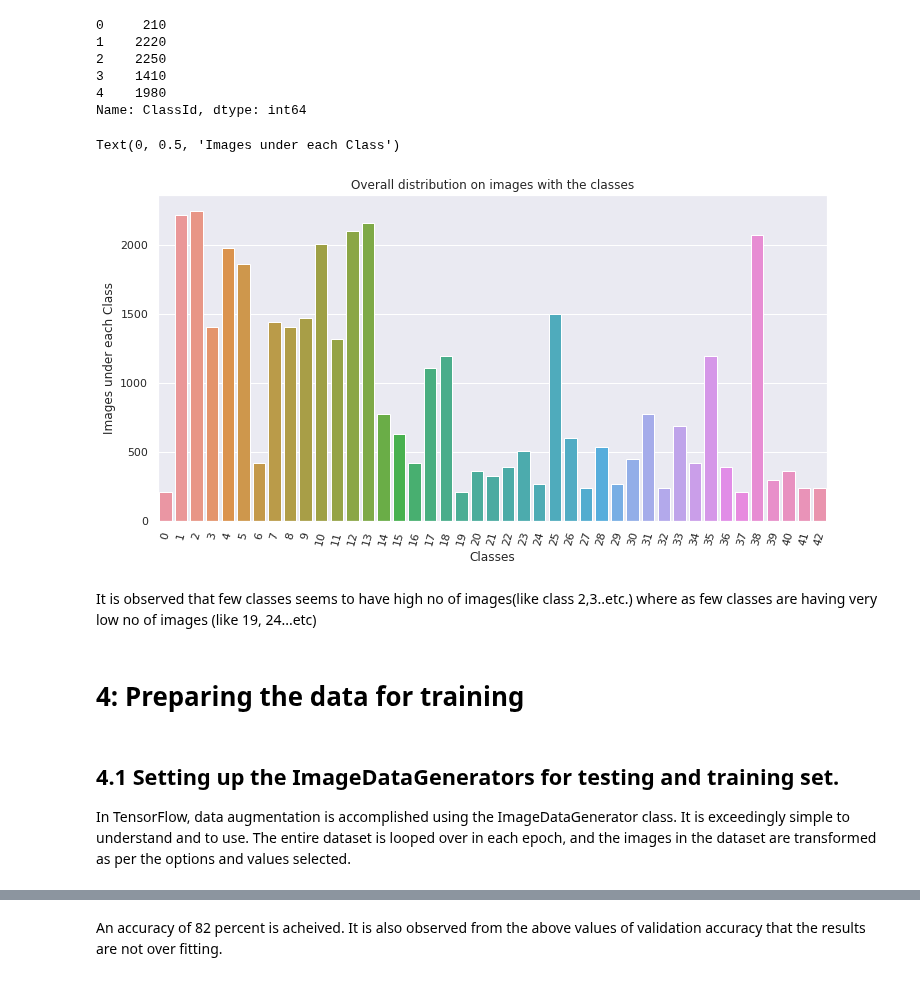
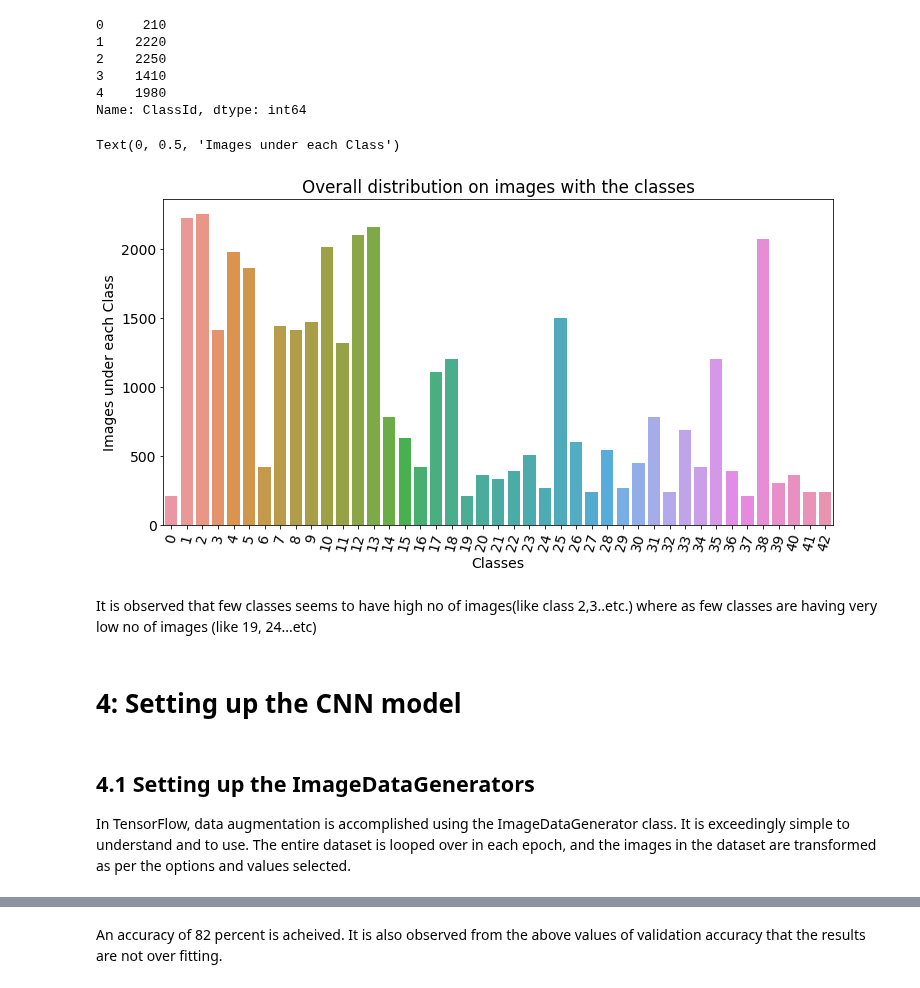
Before and after one commit to IanEspinoso/mock_mr_ganger, a Jupyter notebook: GTRSB - CNN (TensorFlow).ipynb, the cells around one changed output, grey strips where cells are left out. Saved outputs shown, nothing was run; the diff lists cells and outputs as text; code cells hidden in the pictures.

```diff
--- a/GTRSB - CNN (TensorFlow).ipynb
+++ b/GTRSB - CNN (TensorFlow).ipynb
@@ -161,32 +161,32 @@ df.sort_index().head()
 4    1980
 Name: ClassId, dtype: int64
 # %%
+import seaborn as sns
 import matplotlib
 import matplotlib.pyplot as plt
 %matplotlib inline
 
-sns.set_style('darkgrid')
+# sns.set_style('darkgrid')
 matplotlib.rcParams['font.size'] = 14
 matplotlib.rcParams['figure.figsize'] = (9, 5)
 matplotlib.rcParams['figure.facecolor'] = '#00000000'
 
 plt.figure(figsize=(12,6))
 plt.xticks(rotation=75)
 plt.xlabel('Classes')
 
 plt.title('Overall distribution on images with the classes')
 sns.barplot(x=df.index, y=df);
 plt.ylabel('Images under each Class')
 # %% [output]
 Text(0, 0.5, 'Images under each Class')
-[figure, old version]
+[figure, new version]
 # %% [markdown]
 It is observed that few classes seems to have high no of images(like class 2,3..etc.) where as few classes are having very low no of images (like 19, 24...etc)
-# %% [markdown]
-# 4: Preparing the data for training
+# %% [markdown]
+# 4: Setting up the CNN model
 # %% [markdown]
-## 4.1 Setting up the ImageDataGenerators for testing and training set.
-
+## 4.1 Setting up the ImageDataGenerators
 In TensorFlow, data augmentation is accomplished using the ImageDataGenerator class. It is exceedingly simple to understand and to use. The entire dataset is looped over in each epoch, and the images in the dataset are transformed as per the options and values selected.
 # %%
 ## Setting up the Augmentation
```
Also changed, not shown: parts of 11 cells of this notebook.
